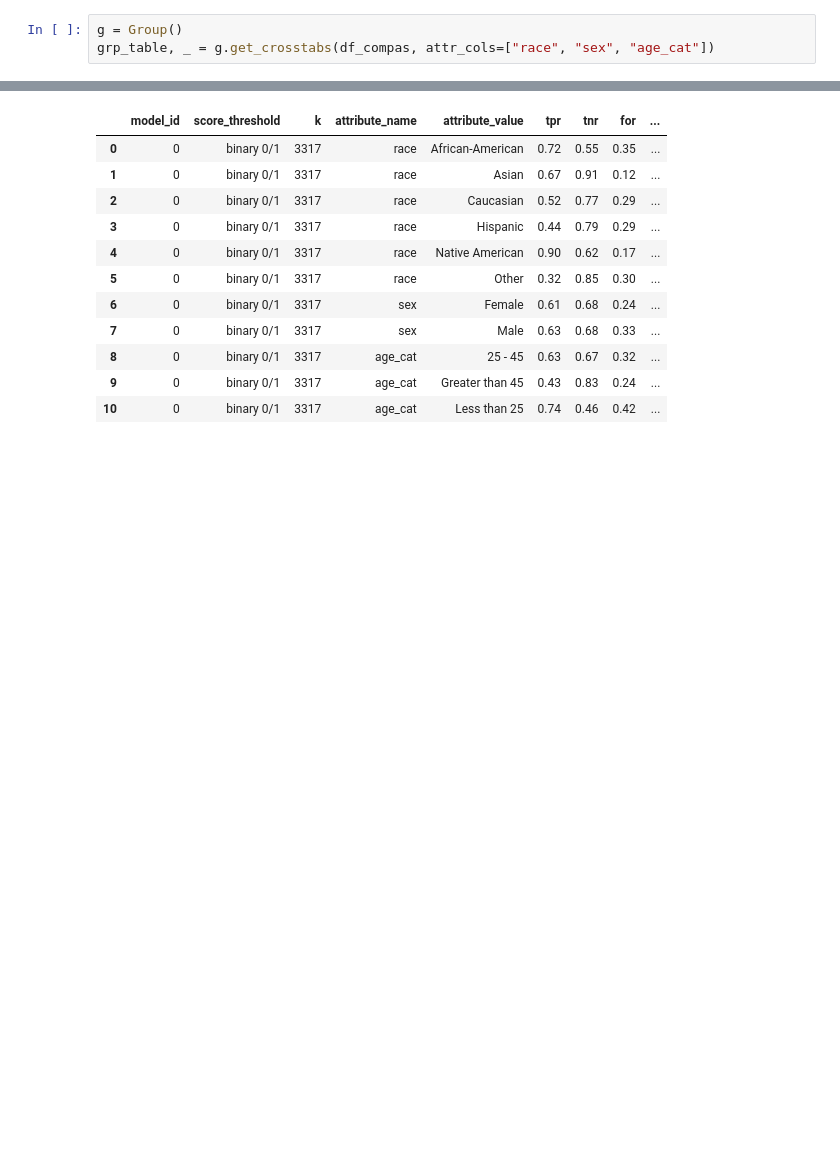
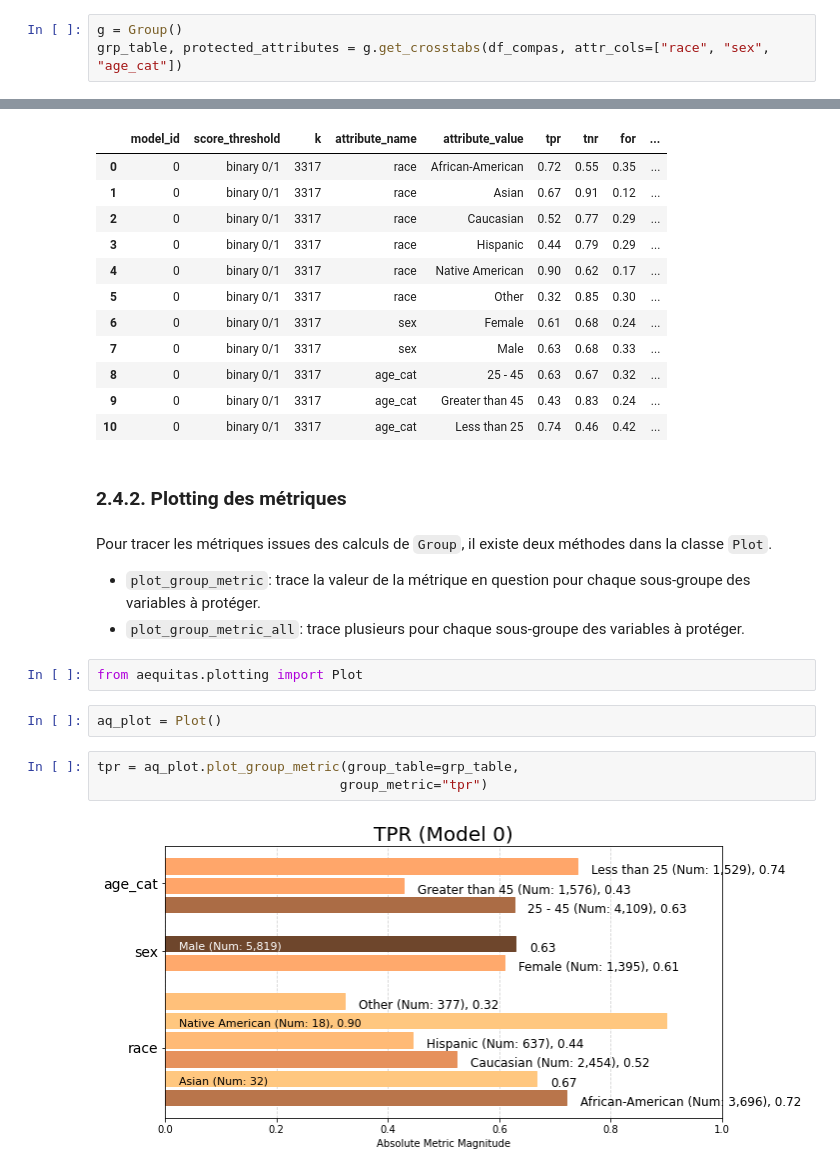
Before and after one commit to chsafouane/aequitas_disc, a Jupyter notebook: notebooks/aequitas_presentation.ipynb, the cells around one changed output, grey strips where cells are left out. Cells and saved outputs as stored; diff of their text form; blank space fills up the shorter version.

Commit message:
Add group metrics from aequitas

```diff
--- a/notebooks/aequitas_presentation.ipynb
+++ b/notebooks/aequitas_presentation.ipynb
@@ -226,6 +237,6 @@ La méthode `get_crosstabs` permet de calculer les métriques de groupe pour cha
 # %%
 g = Group()
-grp_table, _ = g.get_crosstabs(df_compas, attr_cols=["race", "sex", "age_cat"])
+grp_table, protected_attributes = g.get_crosstabs(df_compas, attr_cols=["race", "sex", "age_cat"])
 # %%
 grp_table.round(2)
 # %% [output]
@@ -241,3 +252,18 @@ grp_table.round(2)
 | 8 | 0 | binary 0/1 | 3317 | age_cat | 25 - 45 | 0.63 | 0.67 | 0.32 | ... |
 | 9 | 0 | binary 0/1 | 3317 | age_cat | Greater than 45 | 0.43 | 0.83 | 0.24 | ... |
 | 10 | 0 | binary 0/1 | 3317 | age_cat | Less than 25 | 0.74 | 0.46 | 0.42 | ... |
+# %% [markdown]
+### 2.4.2. Plotting des métriques
+# %% [markdown]
+Pour tracer les métriques issues des calculs de `Group`, il existe deux méthodes dans la classe `Plot`.
+- `plot_group_metric`: trace la valeur de la métrique en question pour chaque sous-groupe des variables à protéger.
+- `plot_group_metric_all`: trace plusieurs pour chaque sous-groupe des variables à protéger.
+# %%
+from aequitas.plotting import Plot
+# %%
+aq_plot = Plot()
+# %%
+tpr = aq_plot.plot_group_metric(group_table=grp_table,
+                               group_metric="tpr")
+# %% [output]
+[figure, added]
```
Also changed, not shown: parts of 6 cells of this notebook.
